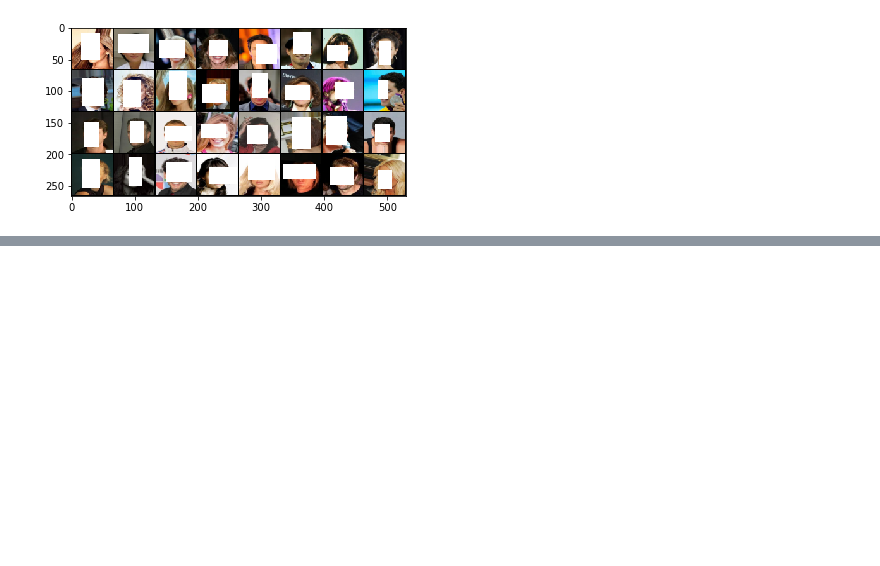
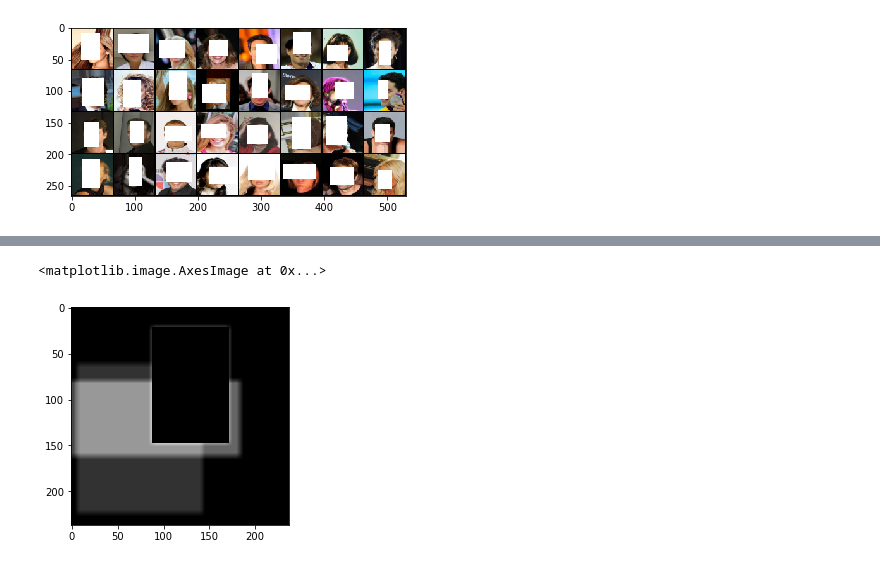
Before and after one commit to filipovskid/image-inpainting, a Jupyter notebook: src/playground.ipynb, the cells around one changed output, grey strips where cells are left out. Cells and saved outputs as stored; diff of their text form; code cells hidden in the pictures; blank space fills up the shorter version.

```diff
--- a/src/playground.ipynb
+++ b/src/playground.ipynb
@@ -398,0 +505,5 @@ torch.Size([32, 64, 64, 3])
+# %%
+plt.imshow(importance_weights[0])
+# %% [output]
+<matplotlib.image.AxesImage at 0x...>
+[figure, added]
```
Also changed, not shown: parts of 17 cells of this notebook, 3 other files.
